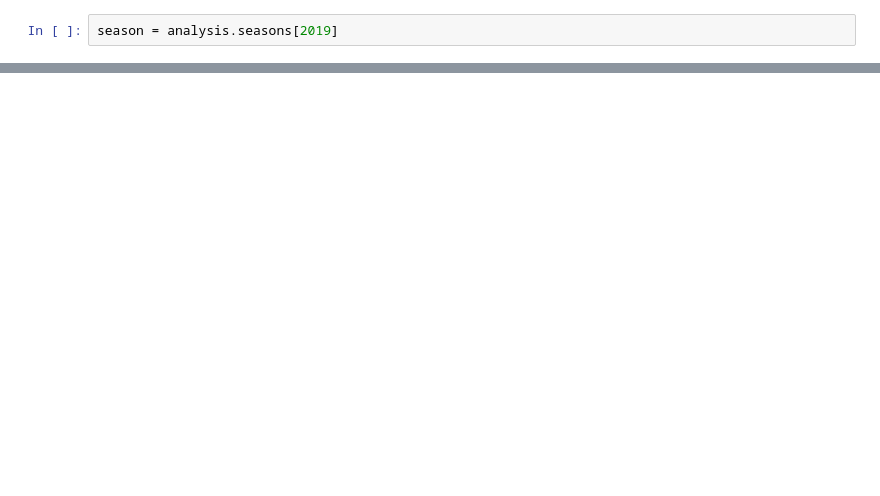
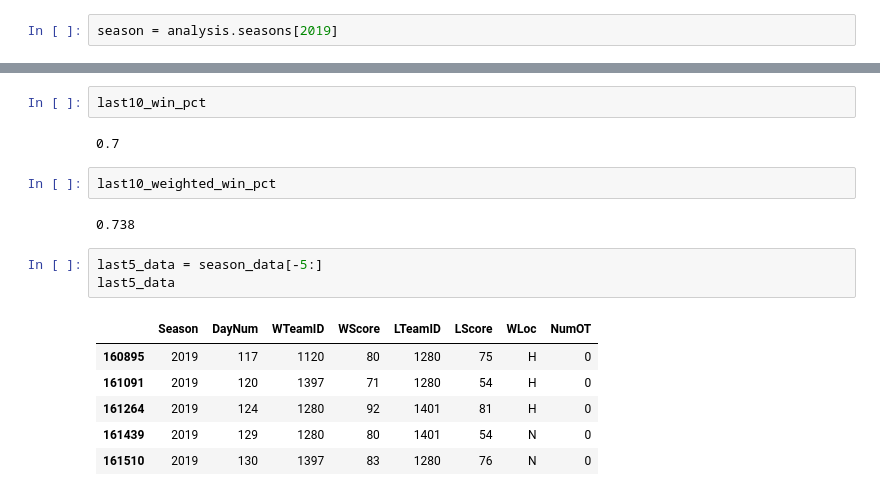
Before and after one commit to jhowenstein/march-madness-ML, a Jupyter notebook: March Madness - Feature Dev.ipynb, the cells around one changed output, grey strips where cells are left out. Cells and saved outputs as stored; diff of their text form; blank space fills up the shorter version.

```diff
--- a/March Madness - Feature Dev.ipynb
+++ b/March Madness - Feature Dev.ipynb
@@ -78,0 +126,18 @@ top8
+# %%
+last10_win_pct
+# %% [output]
+0.7
+# %%
+last10_weighted_win_pct
+# %% [output]
+0.738
+# %%
+last5_data = season_data[-5:]
+last5_data
+# %% [output]
+|  | Season | DayNum | WTeamID | WScore | LTeamID | LScore | WLoc | NumOT |
+| 160895 | 2019 | 117 | 1120 | 80 | 1280 | 75 | H | 0 |
+| 161091 | 2019 | 120 | 1397 | 71 | 1280 | 54 | H | 0 |
+| 161264 | 2019 | 124 | 1280 | 92 | 1401 | 81 | H | 0 |
+| 161439 | 2019 | 129 | 1280 | 80 | 1401 | 54 | N | 0 |
+| 161510 | 2019 | 130 | 1397 | 83 | 1280 | 76 | N | 0 |
```
Also changed, not shown: parts of 35 cells of this notebook, 3 other files.
